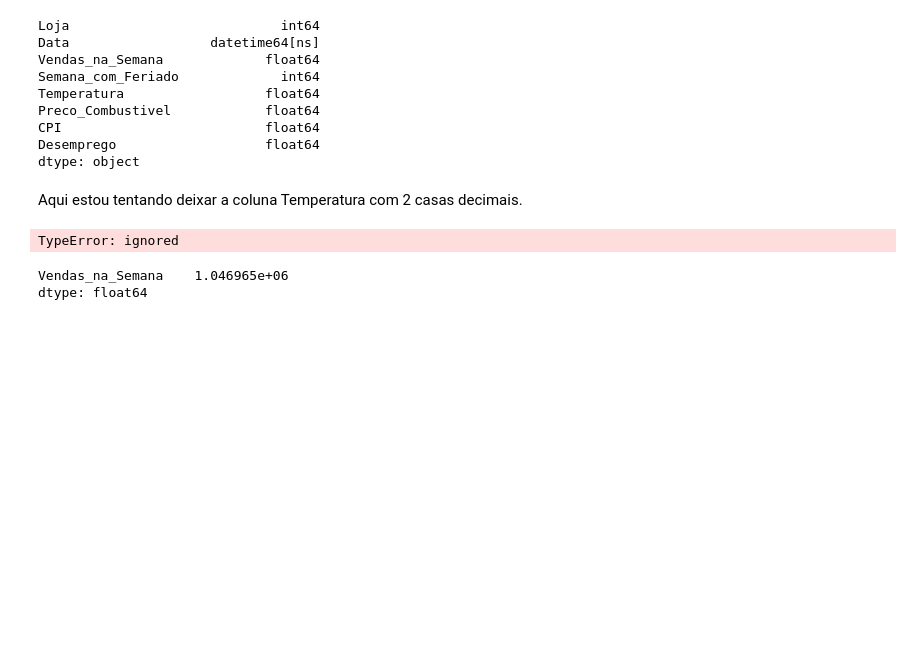
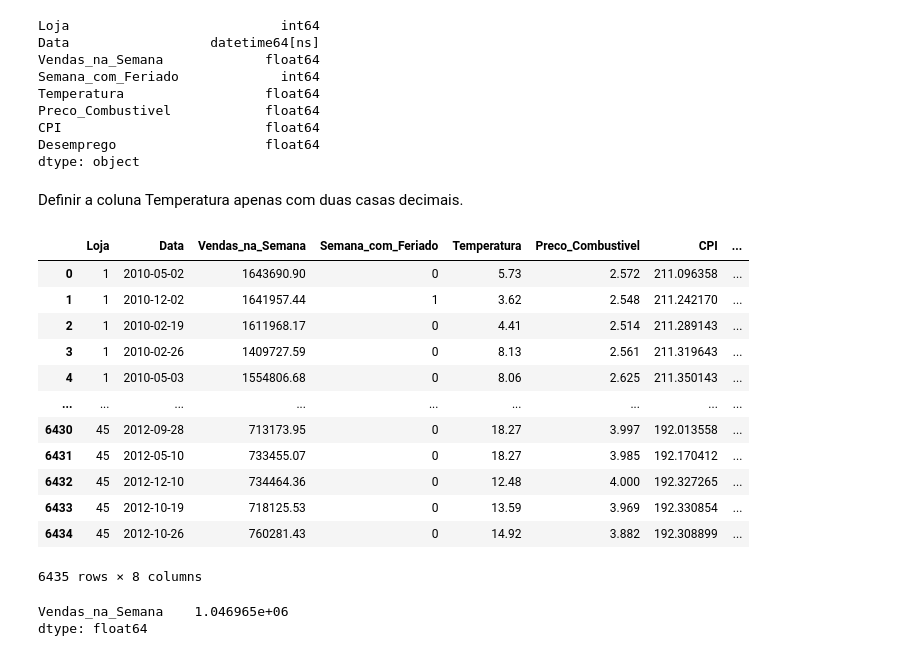
Before and after one commit to BenKefa/projetoGit, a Jupyter notebook: MiniProjeto_DBC_Slot4.ipynb, the cells around one changed output. Cells and saved outputs as stored; diff of their text form; code cells hidden in the pictures; blank space fills up the shorter version.

```diff
--- a/MiniProjeto_DBC_Slot4.ipynb
+++ b/MiniProjeto_DBC_Slot4.ipynb
@@ -133,4 +133,4 @@ CPI                          float64
 Desemprego                   float64
 dtype: object
 # %% [markdown]
-Aqui estou tentando deixar a coluna Temperatura com 2 casas decimais.
+Definir a coluna Temperatura apenas com duas casas decimais.
@@ -142,8 +137,19 @@ def trunc(num, digits):
 # %%
-df ['Temperatura'] = trunc(df['Temperatura':2])
-df
+df.round({'Temperatura':2})
 # %% [output]
+|  | Loja | Data | Vendas_na_Semana | Semana_com_Feriado | Temperatura | Preco_Combustivel | CPI | ... |
+| 0 | 1 | 2010-05-02 | 1643690.90 | 0 | 5.73 | 2.572 | 211.096358 | ... |
+| 1 | 1 | 2010-12-02 | 1641957.44 | 1 | 3.62 | 2.548 | 211.242170 | ... |
+| 2 | 1 | 2010-02-19 | 1611968.17 | 0 | 4.41 | 2.514 | 211.289143 | ... |
+| 3 | 1 | 2010-02-26 | 1409727.59 | 0 | 8.13 | 2.561 | 211.319643 | ... |
+| 4 | 1 | 2010-05-03 | 1554806.68 | 0 | 8.06 | 2.625 | 211.350143 | ... |
+| ... | ... | ... | ... | ... | ... | ... | ... | ... |
+| 6430 | 45 | 2012-09-28 | 713173.95 | 0 | 18.27 | 3.997 | 192.013558 | ... |
+| 6431 | 45 | 2012-05-10 | 733455.07 | 0 | 18.27 | 3.985 | 192.170412 | ... |
+| 6432 | 45 | 2012-12-10 | 734464.36 | 0 | 12.48 | 4.000 | 192.327265 | ... |
+| 6433 | 45 | 2012-10-19 | 718125.53 | 0 | 13.59 | 3.969 | 192.330854 | ... |
+| 6434 | 45 | 2012-10-26 | 760281.43 | 0 | 14.92 | 3.882 | 192.308899 | ... |
-TypeError: ignored
+6435 rows × 8 columns
 # %%
 # Media de vendas de todas as semanas
 media_semana = df[['Vendas_na_Semana']]
```
Also changed, not shown: parts of 1 cell of this notebook.
